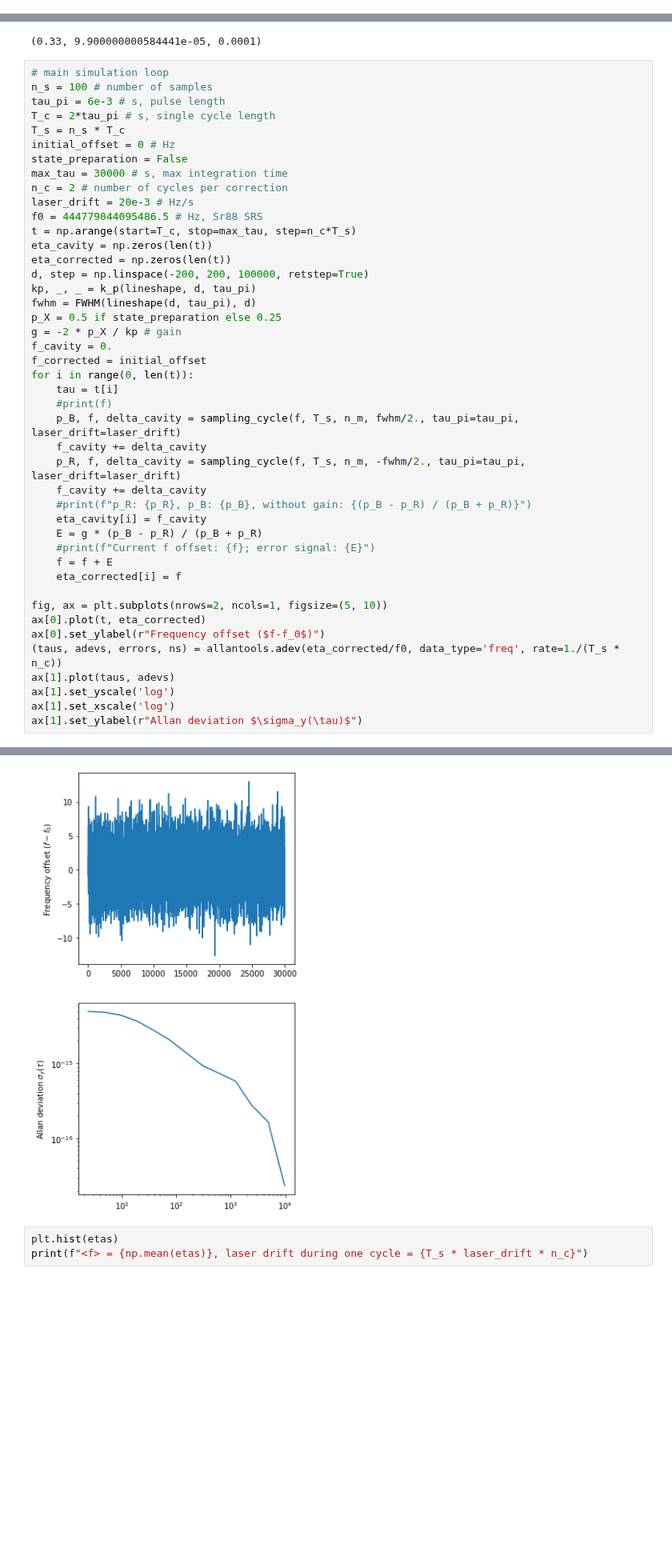
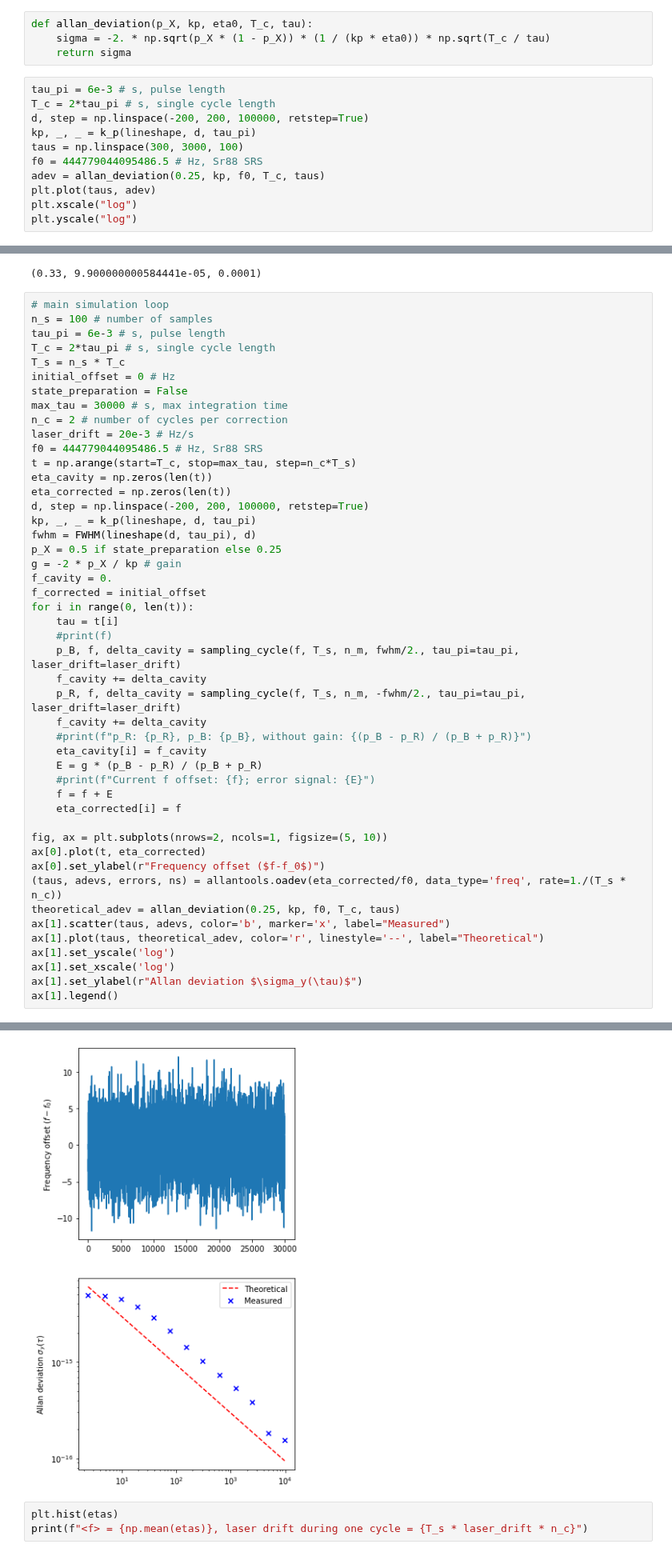
Before and after one commit to speug/srservosim, a Jupyter notebook: notebooks/servosimtests.ipynb, the cells around one changed output, grey strips where cells are left out. Shown at 80% size. Drawn from its saved outputs; the diff is of its cells as text; blank space fills up the shorter version.

Commit message:
added theoretical ADEV plotting

```diff
--- a/notebooks/servosimtests.ipynb
+++ b/notebooks/servosimtests.ipynb
@@ -114,3 +114,18 @@ plt.legend()
 # %% [output]
 <matplotlib.legend.Legend at 0x...>
 [figure]
+# %%
+def allan_deviation(p_X, kp, eta0, T_c, tau):
+    sigma = -2. * np.sqrt(p_X * (1 - p_X)) * (1 / (kp * eta0)) * np.sqrt(T_c / tau)
+    return sigma
+# %%
+tau_pi = 6e-3 # s, pulse length
+T_c = 2*tau_pi # s, single cycle length
+d, step = np.linspace(-200, 200, 100000, retstep=True)
+kp, _, _ = k_p(lineshape, d, tau_pi)
+taus = np.linspace(300, 3000, 100)
+f0 = 444779044095486.5 # Hz, Sr88 SRS
+adev = allan_deviation(0.25, kp, f0, T_c, taus)
+plt.plot(taus, adev)
+plt.xscale("log")
+plt.yscale("log")
@@ -172,9 +191,12 @@ for i in range(0, len(t)):
 fig, ax = plt.subplots(nrows=2, ncols=1, figsize=(5, 10))
 ax[0].plot(t, eta_corrected)
 ax[0].set_ylabel(r"Frequency offset ($f-f_0$)")
-(taus, adevs, errors, ns) = allantools.adev(eta_corrected/f0, data_type='freq', rate=1./(T_s * n_c))
-ax[1].plot(taus, adevs)
+(taus, adevs, errors, ns) = allantools.oadev(eta_corrected/f0, data_type='freq', rate=1./(T_s * n_c))
+theoretical_adev = allan_deviation(0.25, kp, f0, T_c, taus)
+ax[1].scatter(taus, adevs, color='b', marker='x', label="Measured")
+ax[1].plot(taus, theoretical_adev, color='r', linestyle='--', label="Theoretical")
 ax[1].set_yscale('log')
 ax[1].set_xscale('log')
 ax[1].set_ylabel(r"Allan deviation $\sigma_y(\tau)$")
+ax[1].legend()
 # %% [output]
@@ -182,4 +204,4 @@ Text(0, 0.5, 'Allan deviation $\\sigma_y(\\tau)$')
-[figure, old version]
+[figure, new version]
 # %%
 plt.hist(etas)
 print(f"<f> = {np.mean(etas)}, laser drift during one cycle = {T_s * laser_drift * n_c}")
```
Also changed, not shown: parts of 3 cells of this notebook.
